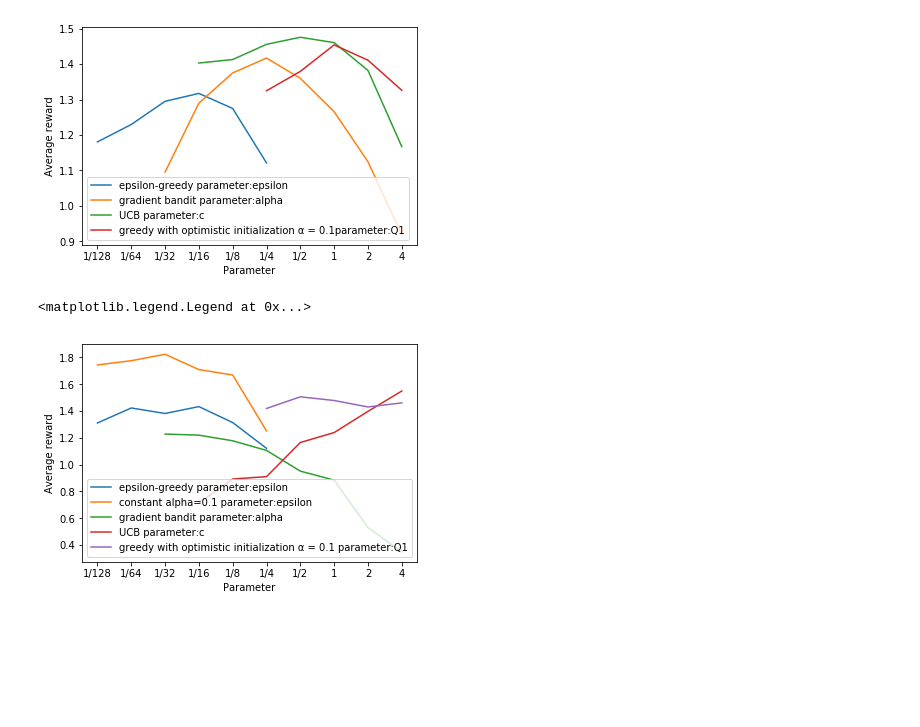
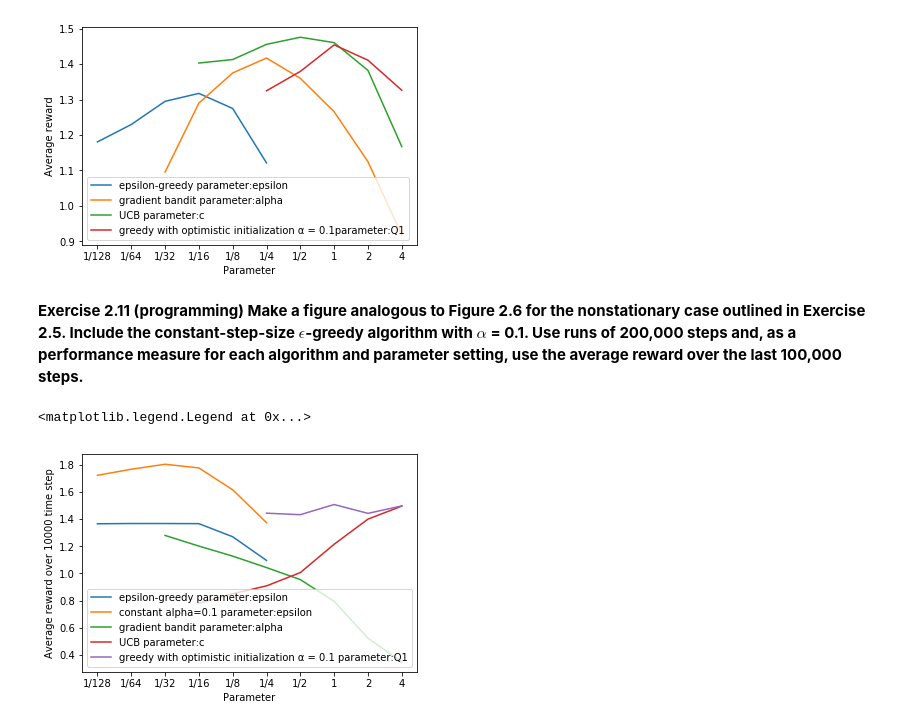
Before and after one commit to amirhossein-hkh/sutton_rl_practice, a Jupyter notebook: Chapter 2.ipynb, the cells around one changed output. Saved outputs shown, nothing was run; the diff lists cells and outputs as text; code cells hidden in the pictures; blank space fills up the shorter version.

```diff
--- a/Chapter 2.ipynb
+++ b/Chapter 2.ipynb
@@ -491,11 +594,16 @@ plt.legend()
 # %% [output]
 <matplotlib.legend.Legend at 0x...>
 [figure]
+# %% [markdown]
+**Exercise 2.11 (programming) Make a figure analogous to Figure 2.6 for the nonstationary
+case outlined in Exercise 2.5. Include the constant-step-size $\epsilon$-greedy algorithm with
+$\alpha$ = 0.1. Use runs of 200,000 steps and, as a performance measure for each algorithm and
+parameter setting, use the average reward over the last 100,000 steps.**
 # %%
 import matplotlib.pyplot as plt
 
 #excercise 2.11
-runs=200
+runs=500
 times=20000
 epsilon_greedy_bandits = [
     Bandit(action_selection_method=ActionSelectionMethod.EPSILON_GREEDY, epsilon=2 ** power,
@@ -534,32 +642,32 @@ optimistic_bandits = [Bandit(arms=10, estimation_method=EstimationMethod.CONSTAN
 average_rewards_optimistic = []
 for bandit in optimistic_bandits:
     reward = bandit.simulate(runs, times)[1][int(times / 2):].mean()
     average_rewards_optimistic.append(reward)
 
 constant_step_size_bandits = [Bandit(arms=10,
                                      estimation_method=EstimationMethod.CONSTANT_STEP_SIZE,
                                      alpha=0.1,
                                      random_walk=0.01,
                                      action_selection_method=ActionSelectionMethod.EPSILON_GREEDY,
                                      epsilon=2**power, start_equal=True) for power in range(-7, -1)]
 average_rewards_step_size = []
 for bandit in constant_step_size_bandits:
     reward = bandit.simulate(runs, times)[1][int(times / 2):].mean()
     average_rewards_step_size.append(reward)
 
 %matplotlib inline
 plt.xticks(range(-7, 3), ('1/128', '1/64', '1/32', '1/16', '1/8', '1/4', '1/2', '1', '2', '4'))
 
 plt.plot(range(-7, -1), average_rewards_epsilon_greedy, label='epsilon-greedy parameter:epsilon')
 plt.plot(range(-7, -1), average_rewards_step_size, label='constant alpha=0.1 parameter:epsilon')
 plt.plot(range(-5, 3), average_rewards_gradient, label='gradient bandit parameter:alpha')
 plt.plot(range(-4, 3), average_rewards_ucb, label='UCB parameter:c')
 plt.plot(range(-2, 3), average_rewards_optimistic,
          label='greedy with optimistic initialization α = 0.1 parameter:Q1')
 
 plt.xlabel('Parameter')
-plt.ylabel('Average reward')
+plt.ylabel('Average reward over 10000 time step')
 plt.legend()
 # %% [output]
 <matplotlib.legend.Legend at 0x...>
-[figure, old version]
+[figure, new version]
```
Also changed, not shown: parts of 8 cells of this notebook.
